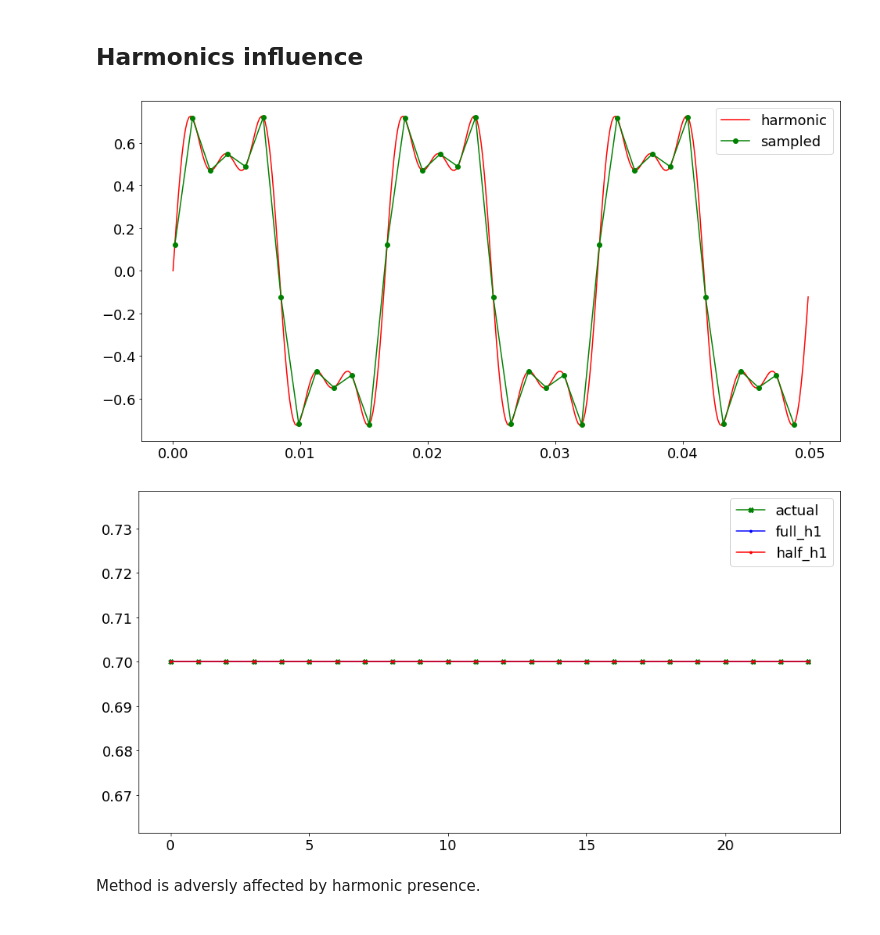
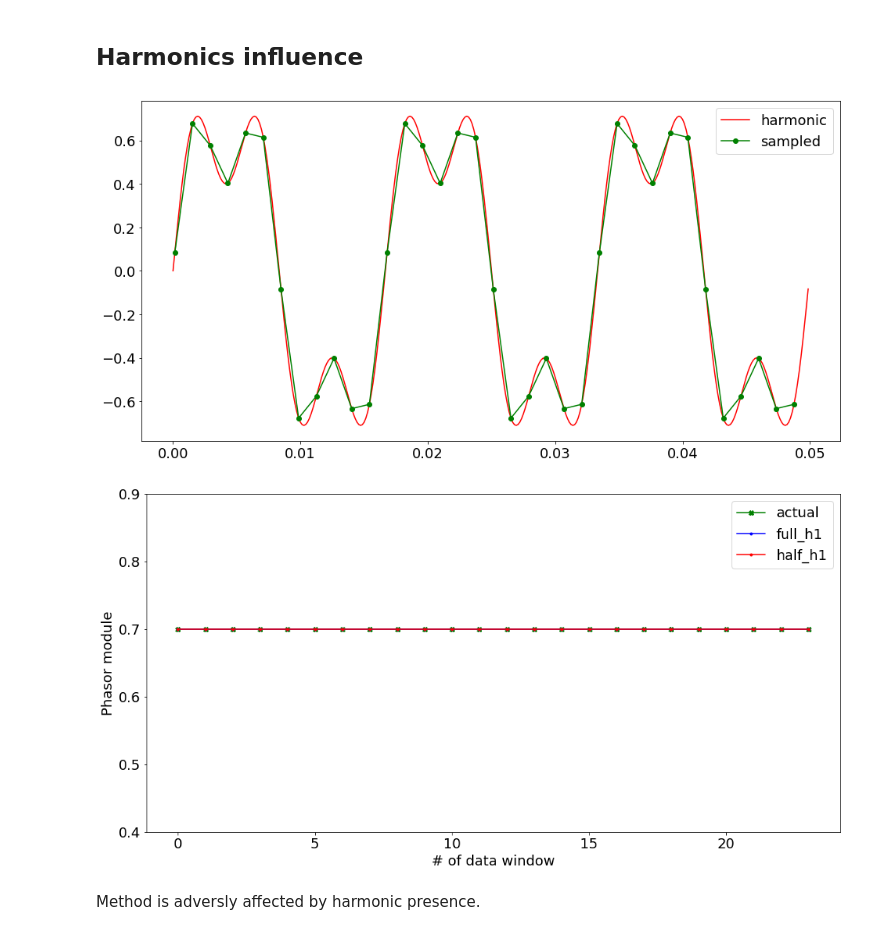
Before and after one commit to baerashid/Fourier_trasform_in_relaying, a Jupyter notebook: DFT_example.ipynb, the cells around one changed output. Cells and saved outputs as stored; diff of their text form; code cells hidden in the pictures.

```diff
--- a/DFT_example.ipynb
+++ b/DFT_example.ipynb
@@ -177,7 +179,7 @@ Clearly the full-cycle is more precise
 # %%
 # Create a simple signal
 f = 0.7*np.sin(2*np.pi*60*t)
-exp = 3*np.exp(-0.1*t) #offset of + 3
+exp = 0.7*np.exp(-3*t) #offset of + 3
 f_offset = f + exp #+ 0.05*np.random.randn(len(t))
 
 #sample the signal at 1/12 rate
@@ -216,7 +218,7 @@ theta = 2*np.pi/K
 
 Y_est_half_offset = []
 for q in range(0,24):
-    inp_vector = f_offset_s[0+q:ws+q] #moving data window of size ws
+    inp_vector = f_offset_s[6+q:6+ws+q] #moving data window of size ws
 
     Yc,Ys = 0,0
     for k in range(1,ws+1):
@@ -242,7 +246,7 @@ Well, effect is well seen.
 # %%
 # Create a simple signal
 f = 0.7*np.sin(2*np.pi*60*t)
-f_harm = f + 0.3*np.sin(3*2*np.pi*60*t) + 0.15*np.sin(5*2*np.pi*60*t) #+ 0.03*np.random.randn(len(t))
+f_harm = f + 0.3*np.sin(3*2*np.pi*60*t)# + 0.15*np.sin(5*2*np.pi*60*t) #+ 0.03*np.random.randn(len(t))
 
 #sample the signal at 1/12 rate
 t_s = t.reshape(36,10)[:,1]
@@ -253,7 +257,7 @@ plt.plot(t_s,f_harm_s,color='g',label='sampled',marker='o')
 plt.legend()
 plt.show()
 # %% [output]
-[figure, old version]
+[figure, new version]
 # %%
 #fundamental harmonic estimation
 #FULL-CYCLE
@@ -279,7 +283,7 @@ theta = 2*np.pi/K
 
 Y_est_half_h1 = []
 for q in range(0,24):
-    inp_vector = f_harm_s[0+q:ws+q] #moving data window of size ws
+    inp_vector = f_harm_s[6+q:6+ws+q] #moving data window of size ws
 
     Yc,Ys = 0,0
     for k in range(1,ws+1):
@@ -289,11 +293,14 @@ for q in range(0,24):
 # %%
 plt.plot(range(0,24),[0.7]*24,color='g',label='actual',marker='X')
 plt.plot(range(0,24),Y_est_full_h1,color='b',label='full_h1',marker='.')
 plt.plot(range(0,24),Y_est_half_h1,color='r',label='half_h1',marker='.')
+plt.ylabel('Phasor module')
+plt.xlabel('# of data window')
+plt.ylim([0.4,0.9])
 plt.legend()
 plt.show()
 # %% [output]
-[figure, old version]
+[figure, new version]
 # %% [markdown]
 Method is adversly affected by harmonic presence.
 # %%
```
Also changed, not shown: parts of 18 cells of this notebook.
